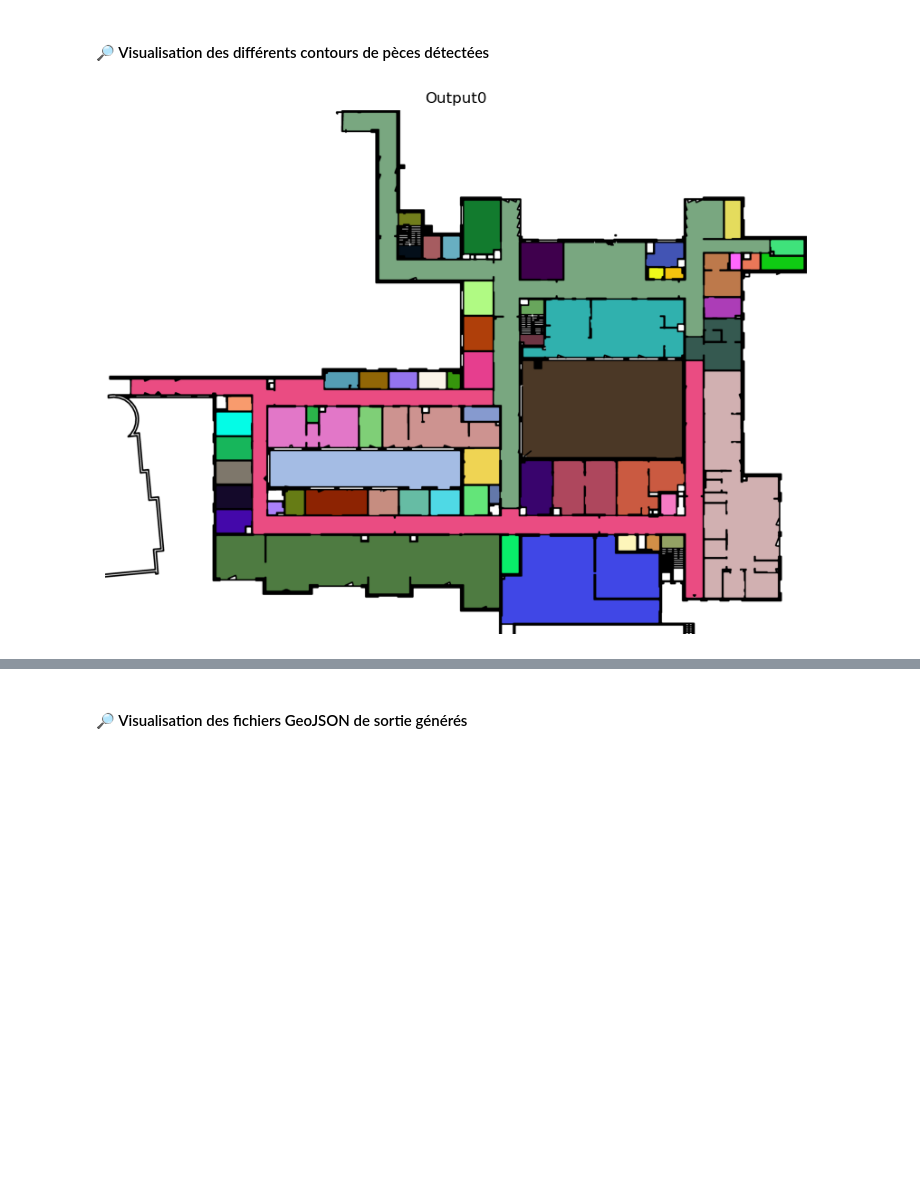
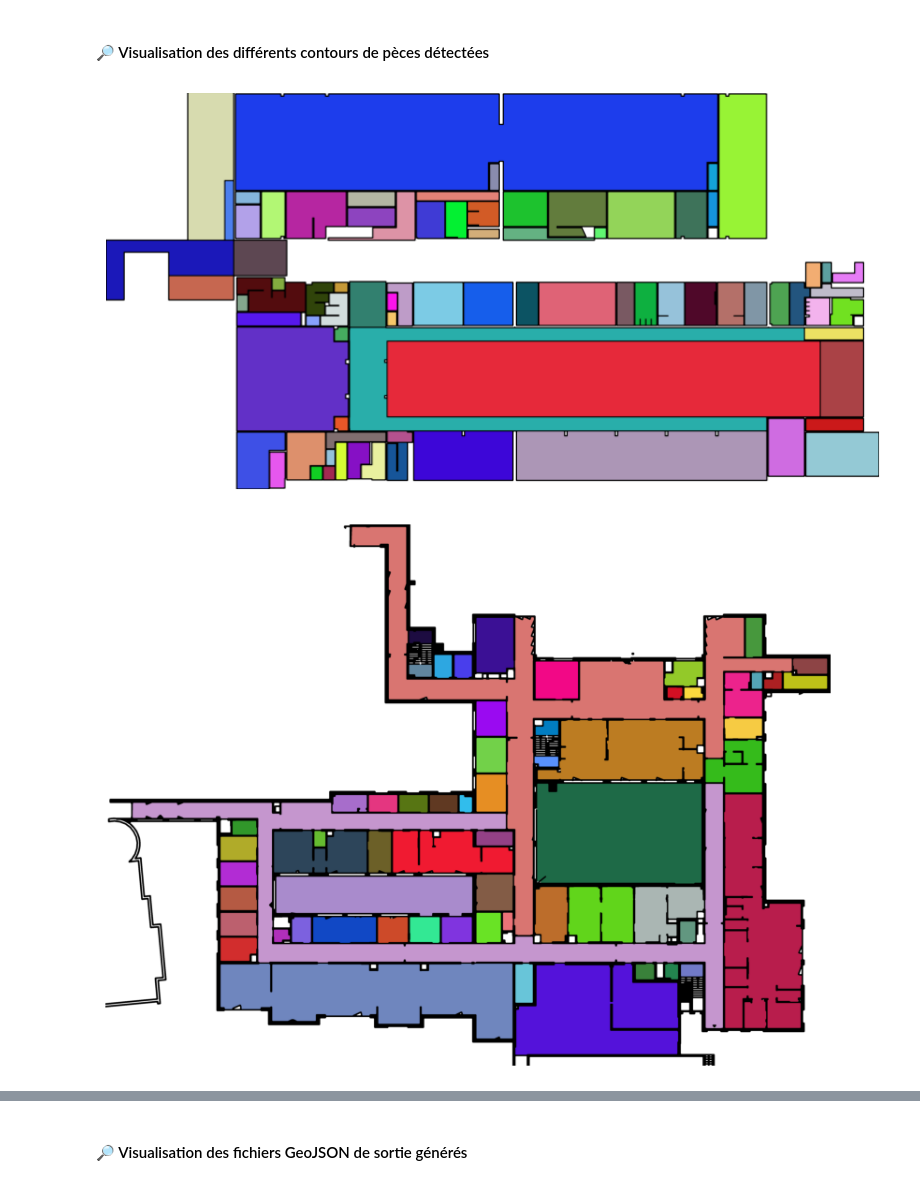
Before and after one commit to waddason/CapstoneContour, a Jupyter notebook: CapstoneVisionSegmentation/NoteBook_explicatif.ipynb, the cells around one changed output, grey strips where cells are left out. Drawn from its saved outputs; the diff is of its cells as text; code cells hidden in the pictures; blank space fills up the shorter version.

```diff
--- a/CapstoneVisionSegmentation/NoteBook_explicatif.ipynb
+++ b/CapstoneVisionSegmentation/NoteBook_explicatif.ipynb
@@ -211,6 +227,6 @@ for file_name in files_names:
     plt.figure(figsize=(10, 10))
     plt.imshow(binary_image, cmap="gray")
     plt.axis("off")
-    plt.title(f"{file_name}")
+    #plt.title(f"{file_name}")
     plt.show()
 # %% [output]
@@ -294,12 +330,13 @@ GeoJSON avec échelle enregistré : 05_rooms_contours_geojson/Output0_rooms_cont
 # %%
 # Afficher les images binaires générées
 for file_name in files_names:
     image_path = contours_images_dir / f"{file_name}_contours_image.png"
     binary_image = Image.open(image_path)
     plt.figure(figsize=(10, 10))
     plt.imshow(binary_image, cmap="gray")
     plt.axis("off")
-    plt.title(f"{file_name}")
+    #plt.title(f"{file_name}")
     plt.show()
 # %% [output]
-[figure, old version]
+[figure, new version]
+[figure, added]
```
Also changed, not shown: parts of 5 cells of this notebook, 53 other files.
